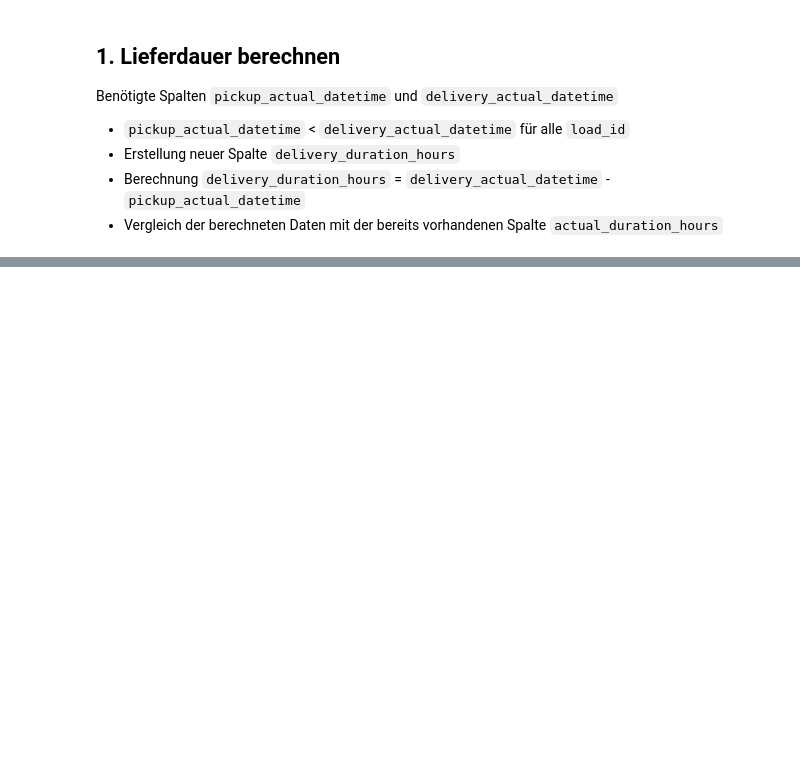
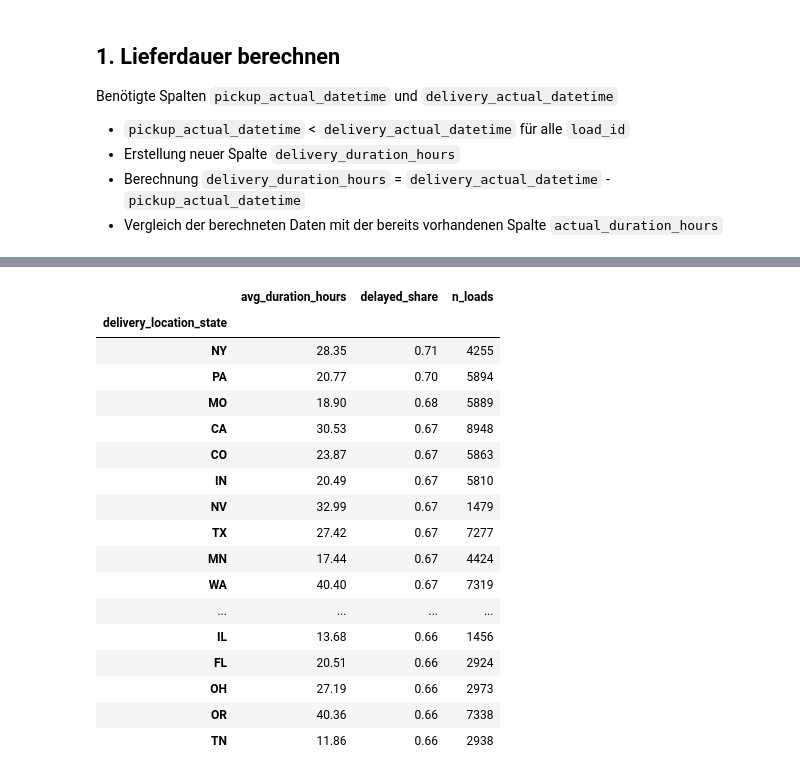
Before and after one commit to NowhereOutThere/smart-logistics-analytics, a Jupyter notebook: notebooks/01_delivery_performance.ipynb, the cells around one changed output, grey strips where cells are left out. Saved outputs shown, nothing was run; the diff lists cells and outputs as text; code cells hidden in the pictures; blank space fills up the shorter version.

```diff
--- a/notebooks/01_delivery_performance.ipynb
+++ b/notebooks/01_delivery_performance.ipynb
@@ -425,0 +152,31 @@ plt.show()
+# %%
+region_stats = (
+    clean_df.groupby("delivery_location_state")
+    .agg(
+        avg_duration_hours=("delivery_duration_hours", "mean"),
+        delayed_share=("is_delayed_delivery", "mean"),
+        n_loads=("load_id", "size"),
+    )
+    .round(2)
+    .sort_values("delayed_share", ascending=False)
+)
+display(region_stats)
+# %% [output]
+|  | avg_duration_hours | delayed_share | n_loads |
+| delivery_location_state |  |  |  |
+| NY | 28.35 | 0.71 | 4255 |
+| PA | 20.77 | 0.70 | 5894 |
+| MO | 18.90 | 0.68 | 5889 |
+| CA | 30.53 | 0.67 | 8948 |
+| CO | 23.87 | 0.67 | 5863 |
+| IN | 20.49 | 0.67 | 5810 |
+| NV | 32.99 | 0.67 | 1479 |
+| TX | 27.42 | 0.67 | 7277 |
+| MN | 17.44 | 0.67 | 4424 |
+| WA | 40.40 | 0.67 | 7319 |
+| ... | ... | ... | ... |
+| IL | 13.68 | 0.66 | 1456 |
+| FL | 20.51 | 0.66 | 2924 |
+| OH | 27.19 | 0.66 | 2973 |
+| OR | 40.36 | 0.66 | 7338 |
+| TN | 11.86 | 0.66 | 2938 |
```
Also changed, not shown: parts of 45 cells of this notebook.
